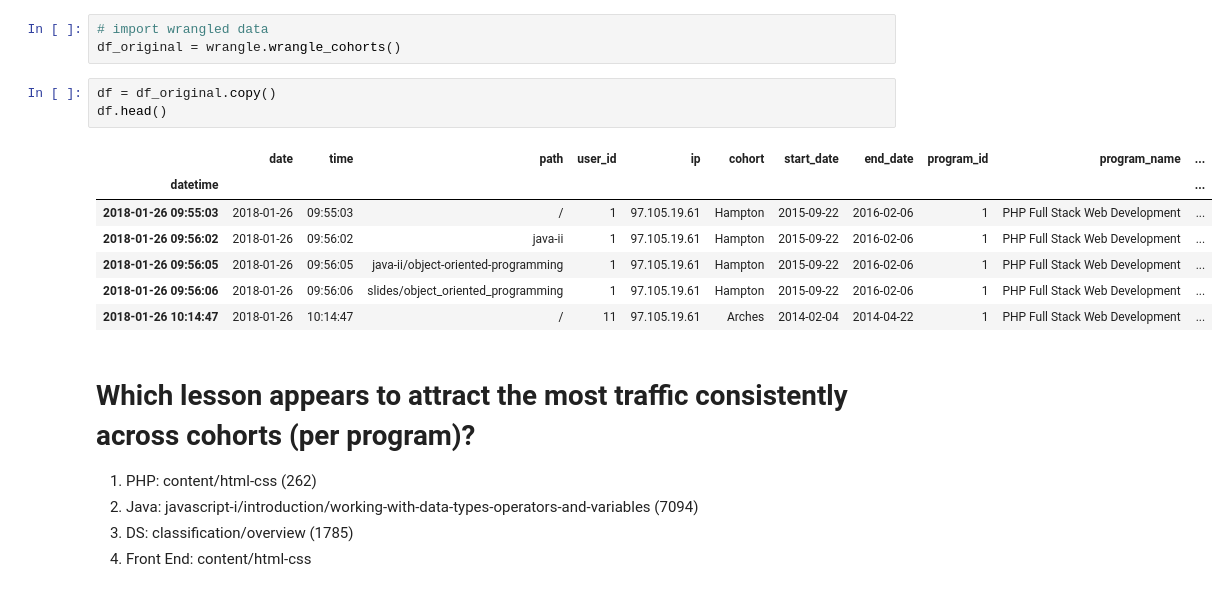
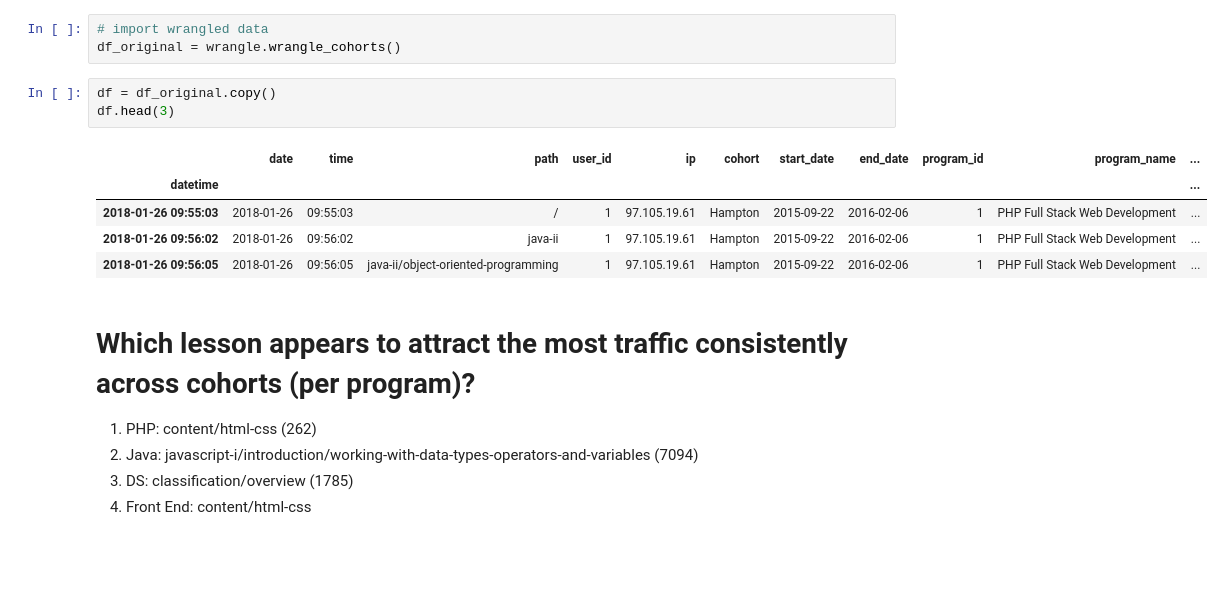
Before and after one commit to JacobPaxton/cohort-anomaly-detection, a Jupyter notebook: final_notebook.ipynb, the cells around one changed output. Cells and saved outputs as stored; diff of their text form; blank space fills up the shorter version.

```diff
--- a/final_notebook.ipynb
+++ b/final_notebook.ipynb
@@ -22,15 +36,13 @@ Anonymize the IP addresses (added function to wrangle.py), then answer the follo
 df_original = wrangle.wrangle_cohorts()
 # %%
 df = df_original.copy()
-df.head()
+df.head(3)
 # %% [output]
 |  | date | time | path | user_id | ip | cohort | start_date | end_date | program_id | program_name | ... |
 | datetime |  |  |  |  |  |  |  |  |  |  | ... |
 | 2018-01-26 09:55:03 | 2018-01-26 | 09:55:03 | / | 1 | 97.105.19.61 | Hampton | 2015-09-22 | 2016-02-06 | 1 | PHP Full Stack Web Development | ... |
 | 2018-01-26 09:56:02 | 2018-01-26 | 09:56:02 | java-ii | 1 | 97.105.19.61 | Hampton | 2015-09-22 | 2016-02-06 | 1 | PHP Full Stack Web Development | ... |
 | 2018-01-26 09:56:05 | 2018-01-26 | 09:56:05 | java-ii/object-oriented-programming | 1 | 97.105.19.61 | Hampton | 2015-09-22 | 2016-02-06 | 1 | PHP Full Stack Web Development | ... |
-| 2018-01-26 09:56:06 | 2018-01-26 | 09:56:06 | slides/object_oriented_programming | 1 | 97.105.19.61 | Hampton | 2015-09-22 | 2016-02-06 | 1 | PHP Full Stack Web Development | ... |
-| 2018-01-26 10:14:47 | 2018-01-26 | 10:14:47 | / | 11 | 97.105.19.61 | Arches | 2014-02-04 | 2014-04-22 | 1 | PHP Full Stack Web Development | ... |
 # %% [markdown]
 # Which lesson appears to attract the most traffic consistently across cohorts (per program)?
 1. PHP: content/html-css (262)
```
Also changed, not shown: parts of 7 cells of this notebook.
